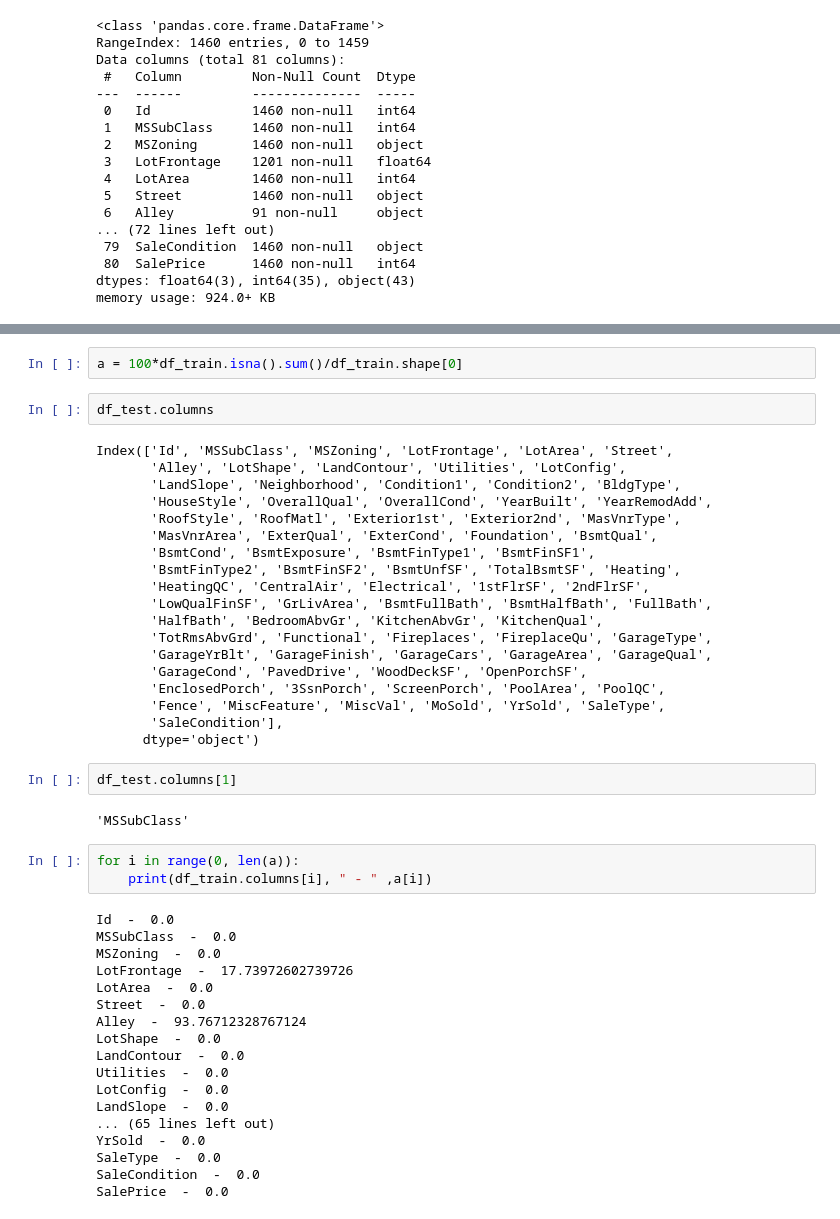
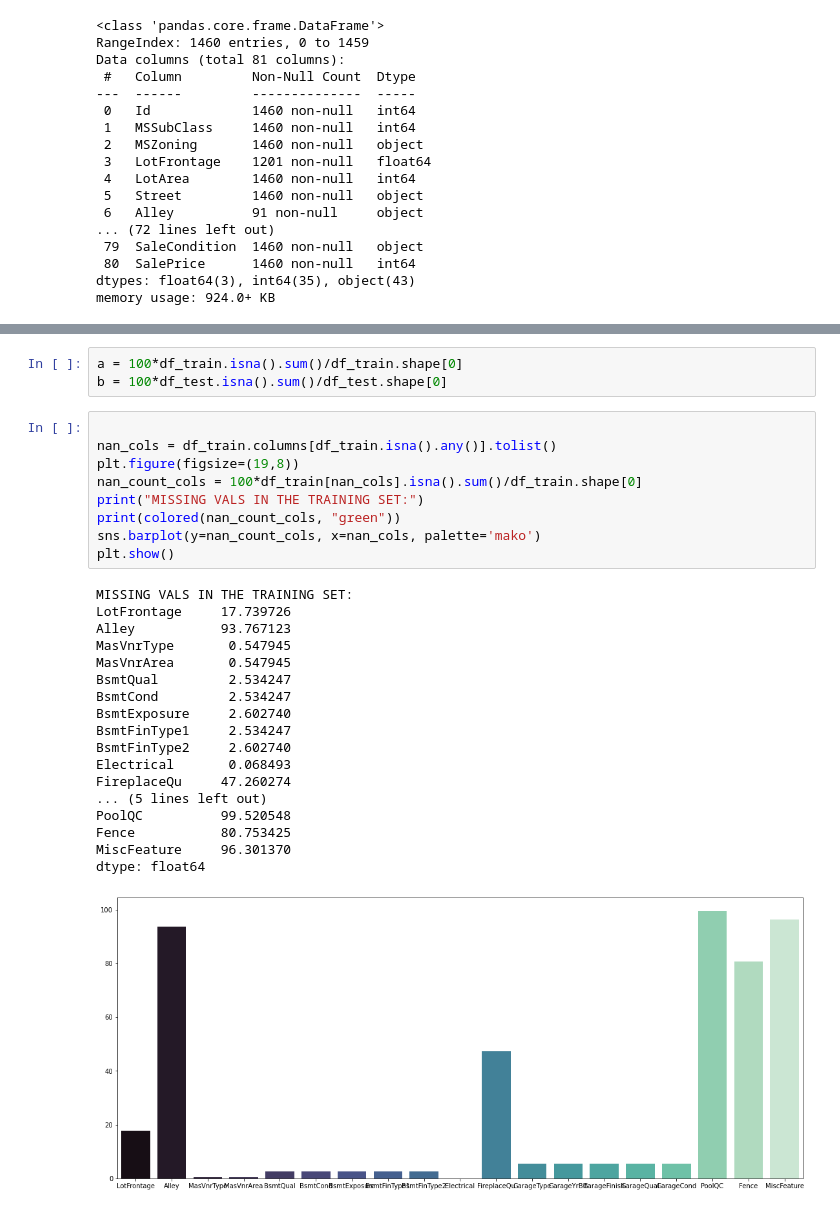
Before and after one commit to Cesar421/Houses, a Jupyter notebook: Data_exploration.ipynb, the cells around one changed output, grey strips where cells are left out. Saved outputs shown, nothing was run; the diff lists cells and outputs as text.

```diff
--- a/Data_exploration.ipynb
+++ b/Data_exploration.ipynb
@@ -88,48 +121,31 @@ memory usage: 924.0+ KB
 # %%
 a = 100*df_train.isna().sum()/df_train.shape[0]
+b = 100*df_test.isna().sum()/df_test.shape[0]
-# %%
-df_test.columns
-# %% [output]
-Index(['Id', 'MSSubClass', 'MSZoning', 'LotFrontage', 'LotArea', 'Street',
-       'Alley', 'LotShape', 'LandContour', 'Utilities', 'LotConfig',
-       'LandSlope', 'Neighborhood', 'Condition1', 'Condition2', 'BldgType',
-       'HouseStyle', 'OverallQual', 'OverallCond', 'YearBuilt', 'YearRemodAdd',
-       'RoofStyle', 'RoofMatl', 'Exterior1st', 'Exterior2nd', 'MasVnrType',
-       'MasVnrArea', 'ExterQual', 'ExterCond', 'Foundation', 'BsmtQual',
-       'BsmtCond', 'BsmtExposure', 'BsmtFinType1', 'BsmtFinSF1',
-       'BsmtFinType2', 'BsmtFinSF2', 'BsmtUnfSF', 'TotalBsmtSF', 'Heating',
-       'HeatingQC', 'CentralAir', 'Electrical', '1stFlrSF', '2ndFlrSF',
-       'LowQualFinSF', 'GrLivArea', 'BsmtFullBath', 'BsmtHalfBath', 'FullBath',
-       'HalfBath', 'BedroomAbvGr', 'KitchenAbvGr', 'KitchenQual',
-       'TotRmsAbvGrd', 'Functional', 'Fireplaces', 'FireplaceQu', 'GarageType',
-       'GarageYrBlt', 'GarageFinish', 'GarageCars', 'GarageArea', 'GarageQual',
-       'GarageCond', 'PavedDrive', 'WoodDeckSF', 'OpenPorchSF',
-       'EnclosedPorch', '3SsnPorch', 'ScreenPorch', 'PoolArea', 'PoolQC',
-       'Fence', 'MiscFeature', 'MiscVal', 'MoSold', 'YrSold', 'SaleType',
-       'SaleCondition'],
-      dtype='object')
-# %%
-df_test.columns[1]
-# %% [output]
-'MSSubClass'
-# %%
-for i in range(0, len(a)):
-    print(df_train.columns[i], " - " ,a[i])
-# %% [output]
-Id  -  0.0
-MSSubClass  -  0.0
-MSZoning  -  0.0
-LotFrontage  -  17.73972602739726
-LotArea  -  0.0
-Street  -  0.0
-Alley  -  93.76712328767124
-LotShape  -  0.0
-LandContour  -  0.0
-Utilities  -  0.0
-LotConfig  -  0.0
-LandSlope  -  0.0
-... (65 lines left out)
-YrSold  -  0.0
-SaleType  -  0.0
-SaleCondition  -  0.0
-SalePrice  -  0.0
+# %%
+
+nan_cols = df_train.columns[df_train.isna().any()].tolist()
+plt.figure(figsize=(19,8))
+nan_count_cols = 100*df_train[nan_cols].isna().sum()/df_train.shape[0]
+print("MISSING VALS IN THE TRAINING SET:")
+print(colored(nan_count_cols, "green"))
+sns.barplot(y=nan_count_cols, x=nan_cols, palette='mako')
+plt.show()
+# %% [output]
+MISSING VALS IN THE TRAINING SET:
+LotFrontage     17.739726
+Alley           93.767123
+MasVnrType       0.547945
+MasVnrArea       0.547945
+BsmtQual         2.534247
+BsmtCond         2.534247
+BsmtExposure     2.602740
+BsmtFinType1     2.534247
+BsmtFinType2     2.602740
+Electrical       0.068493
+FireplaceQu     47.260274
+... (5 lines left out)
+PoolQC          99.520548
+Fence           80.753425
+MiscFeature     96.301370
+dtype: float64
+[figure, added]
```
Also changed, not shown: parts of 8 cells of this notebook.
